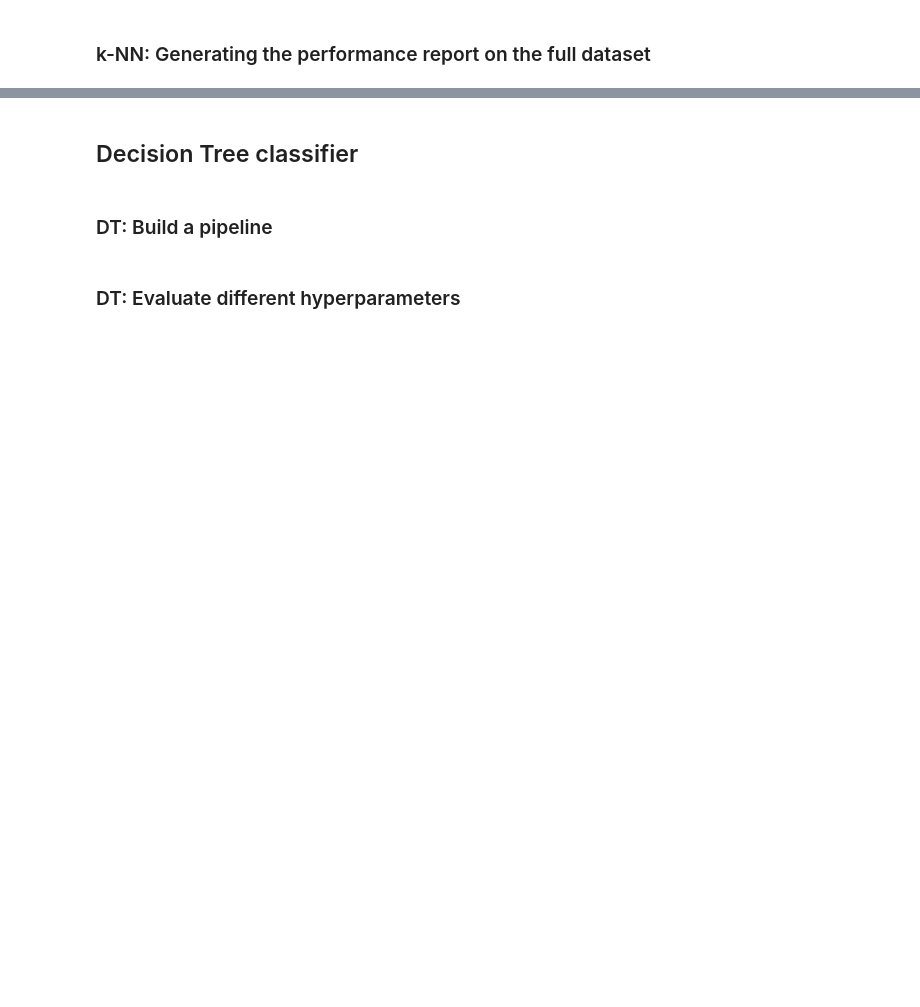
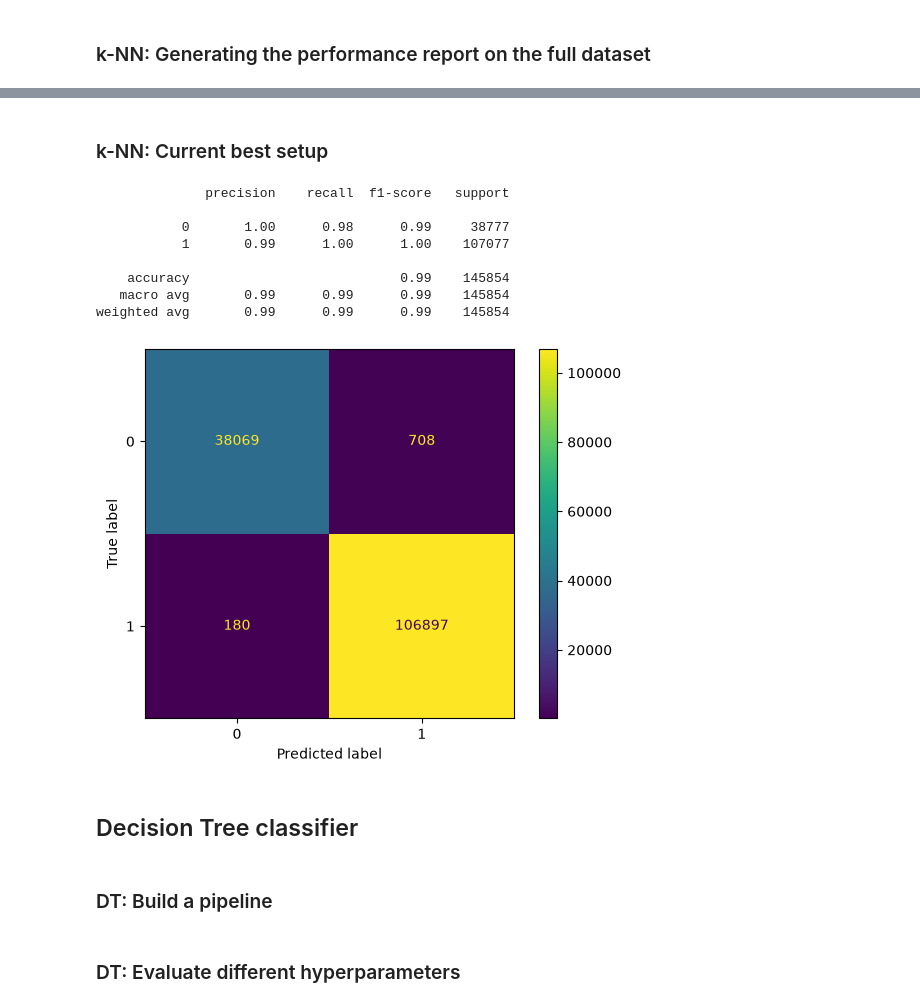
Before and after one commit to Henphan/Data-Mining-Assignment, a Jupyter notebook: src/run.ipynb, the cells around one changed output, grey strips where cells are left out. Cells and saved outputs as stored; diff of their text form; code cells hidden in the pictures; blank space fills up the shorter version.

```diff
--- a/src/run.ipynb
+++ b/src/run.ipynb
@@ -70,12 +91,24 @@ skf = StratifiedKFold(
 y = df['label']
 X = prepare_features(df)
 
-
 numeric_cols = X.select_dtypes(include=['number']).columns
 categorical_cols = X.select_dtypes(include=['string']).columns
 
+# log transformation
+log_cols = ['trans_depth', 'response_body_len', 'sbytes', 'sloss', 'spkts', 'dinpkt']
+
+# standardisation
+normal_cols = numeric_cols.difference(log_cols)
+print(normal_cols)
+
+log_pipeline = Pipeline([
+    ("log", FunctionTransformer(np.log1p)),
+    ("scaler", StandardScaler())
+])
+
 preprocessor = ColumnTransformer(
     transformers=[
+        ("log_num", log_pipeline, log_cols),
         ("num", StandardScaler(), numeric_cols),
         ("cat", OneHotEncoder(sparse_output=False, handle_unknown="ignore"), categorical_cols)
     ]
@@ -137,3 +203,18 @@ evaluate_cv(pipe, X, y, skf)
+# %% [markdown]
+### k-NN: Current best setup
+# %%
+pipe = make_knn_pipeline(7)
+evaluate_cv(pipe, X, y, skf)
+# %% [output]
+              precision    recall  f1-score   support
+
+           0       1.00      0.98      0.99     38777
+           1       0.99      1.00      1.00    107077
+
+    accuracy                           0.99    145854
+   macro avg       0.99      0.99      0.99    145854
+weighted avg       0.99      0.99      0.99    145854
+[figure, added]
 # %% [markdown]
 ## Decision Tree classifier
 # %% [markdown]
```
Also changed, not shown: parts of 29 cells of this notebook, 8 other files.
